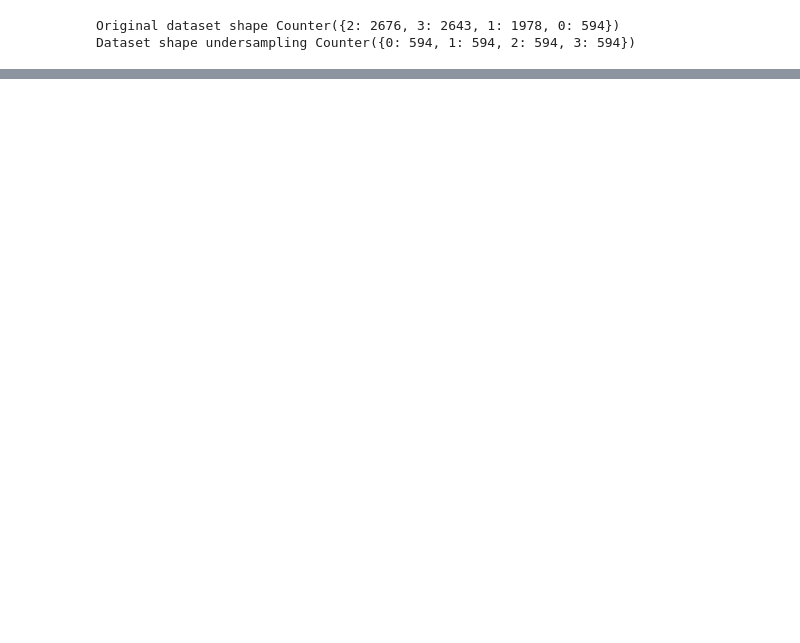
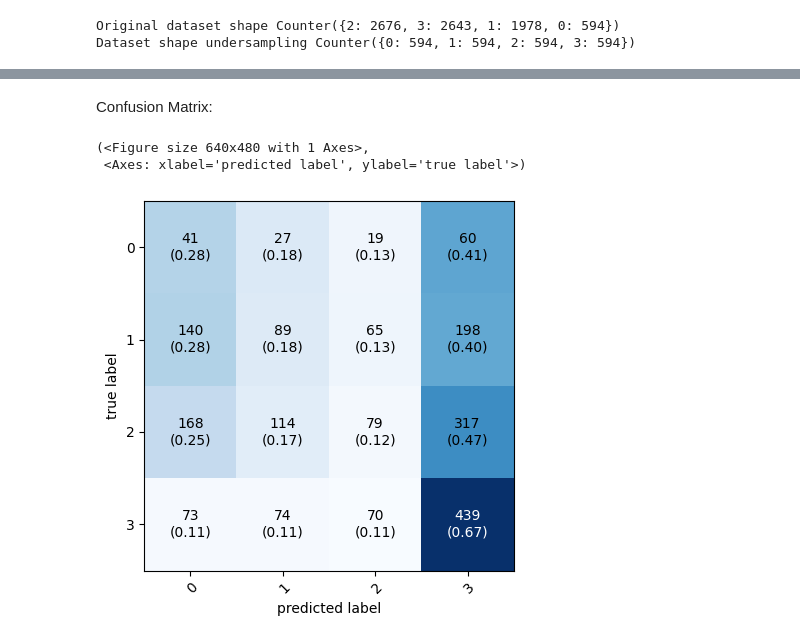
Before and after one commit to claraferreirabatista/30000-spotify-songs-machine-learning-popularidade, a Jupyter notebook: Parte_do_pedro.ipynb, the cells around one changed output, grey strips where cells are left out. Drawn from its saved outputs; the diff is of its cells as text; code cells hidden in the pictures; blank space fills up the shorter version.

```diff
--- a/Parte_do_pedro.ipynb
+++ b/Parte_do_pedro.ipynb
@@ -116,0 +269,21 @@ plot_confusion_matrix(conf_mat = cm_sem_under, show_normed = True, class_names =
+# %%
+from sklearn.decomposition import PCA
+import numpy as np
+# Apply PCA to reduce the dimensionality to 3 for training data
+pca = PCA(n_components=3)
+X_train_pca = pca.fit_transform(X_res)
+X_test_pca = pca.transform(X_test)
+# Perform Grid Search with cross-validation
+grid_search_PCA = GridSearchCV(svm_grid, param_grid, cv=6, scoring='f1', verbose=1, n_jobs=-1)
+grid_result_PCA = grid_search_PCA.fit(X_train_pca, y_res)
+
+# Get the best parameters found by Grid Search
+best_params_PCA = grid_result_PCA.best_params_
+print("Best Parameters:", best_params)
+
+# Get the best model
+best_model_PCA = grid_result_PCA.best_estimator_
+
+# Evaluate the best model on the test set
+predictions_grid_PCA = best_model_PCA.predict(X_test_pca)
+print(classification_report(y_test, predictions_grid_PCA))
@@ -116,0 +305,9 @@ plot_confusion_matrix(conf_mat = cm_sem_under, show_normed = True, class_names =
+# %% [markdown]
+Confusion Matrix:
+# %%
+cm_grid = confusion_matrix(y_test, predictions_grid_PCA)
+plot_confusion_matrix(conf_mat = cm_grid, show_normed = True, class_names = [0,1,2,3])
+# %% [output]
+(<Figure size 640x480 with 1 Axes>,
+ <Axes: xlabel='predicted label', ylabel='true label'>)
+[figure, added]
```
Also changed, not shown: parts of 37 cells of this notebook.
